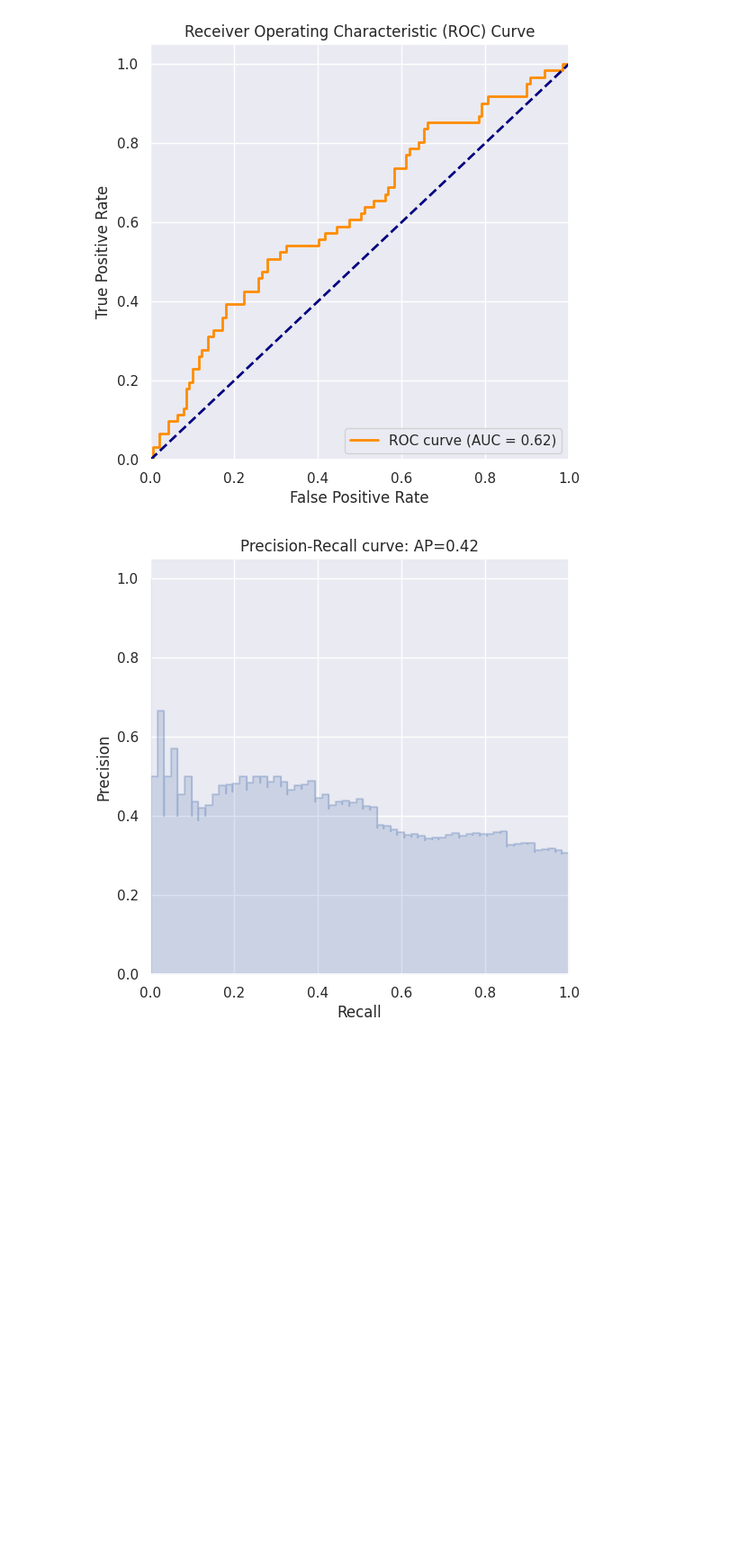
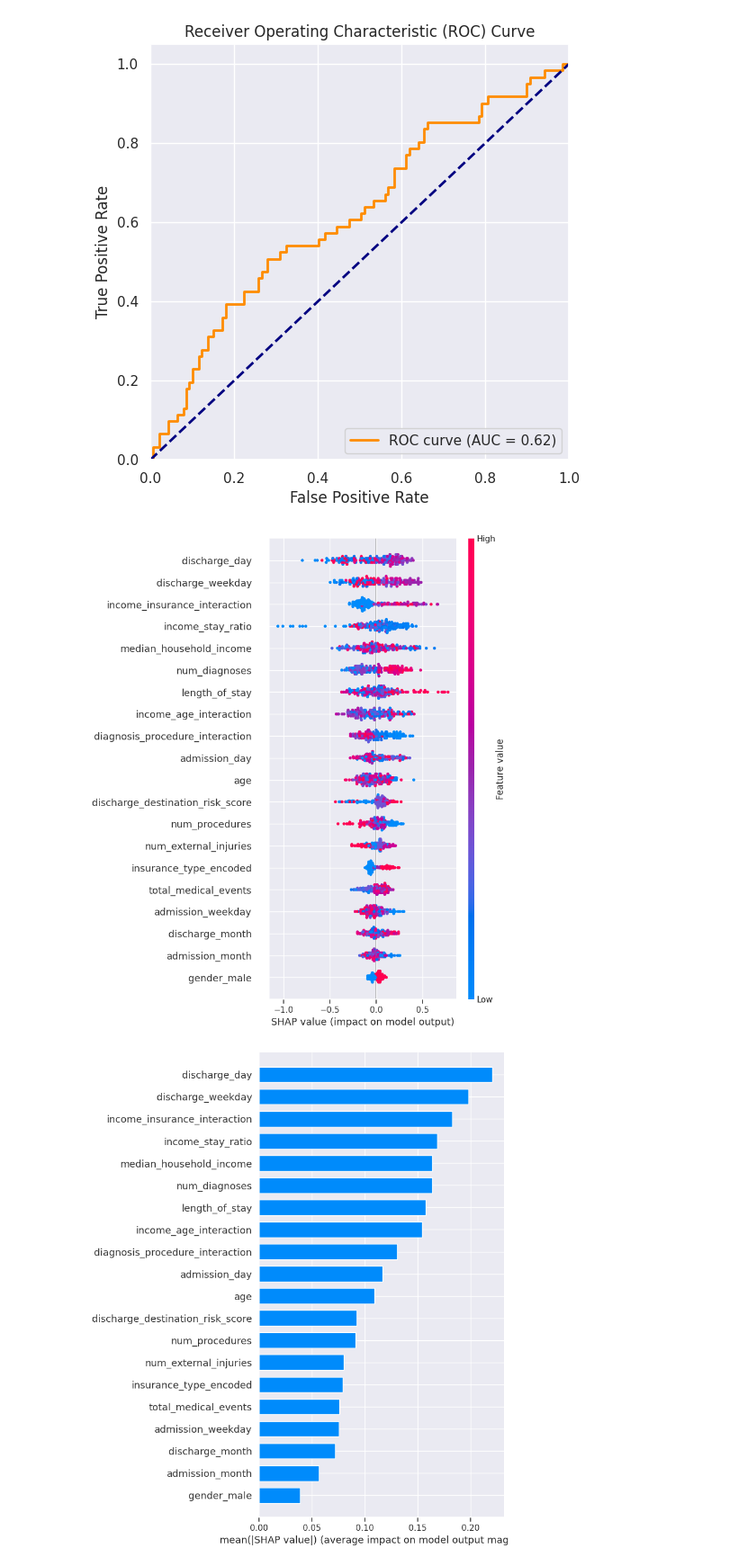
Before and after one commit to vanezp01/datalabs, a Jupyter notebook: readmission-analysis.ipynb, the cells around one changed output. Shown at 90% size. Cells and saved outputs as stored; diff of their text form; code cells hidden in the pictures; blank space fills up the shorter version.

Commit message:
Kaggle Notebook | Readmission Analysis | SHAP | Version 9

```diff
--- a/readmission-analysis.ipynb
+++ b/readmission-analysis.ipynb
@@ -413,21 +405,18 @@ plt.legend(loc="lower right")
 plt.show()
 # %% [output]
 [figure]
-# %%
-from sklearn.metrics import precision_recall_curve, average_precision_score
-
-# Illustrate the trade-off between precision and recall
-precision, recall, _ = precision_recall_curve(y_test, y_proba)
-avg_precision = average_precision_score(y_test, y_proba)
-
-plt.figure(figsize=(6, 6))
-plt.step(recall, precision, color='b', alpha=0.2, where='post')
-plt.fill_between(recall, precision, step='post', alpha=0.2, color='b')
-plt.xlabel('Recall')
-plt.ylabel('Precision')
-plt.ylim([0.0, 1.05])
-plt.xlim([0.0, 1.0])
-plt.title(f'Precision-Recall curve: AP={avg_precision:.2f}')
-plt.show()
-# %% [output]
-[figure, removed]
+# %%
+# Initialize SHAP explainer
+explainer = shap.TreeExplainer(model)
+
+# Compute SHAP values for the test set
+shap_values = explainer.shap_values(X_test)
+# %%
+# Shows the average magnitude and direction of SHAP values for each feature across all samples
+shap.summary_plot(shap_values[1], X_test)
+
+# Ranks features by their average absolute SHAP value
+shap.summary_plot(shap_values[1], X_test, plot_type="bar")
+# %% [output]
+[figure, added]
+[figure, added]
```
Also changed, not shown: parts of 6 cells of this notebook.
